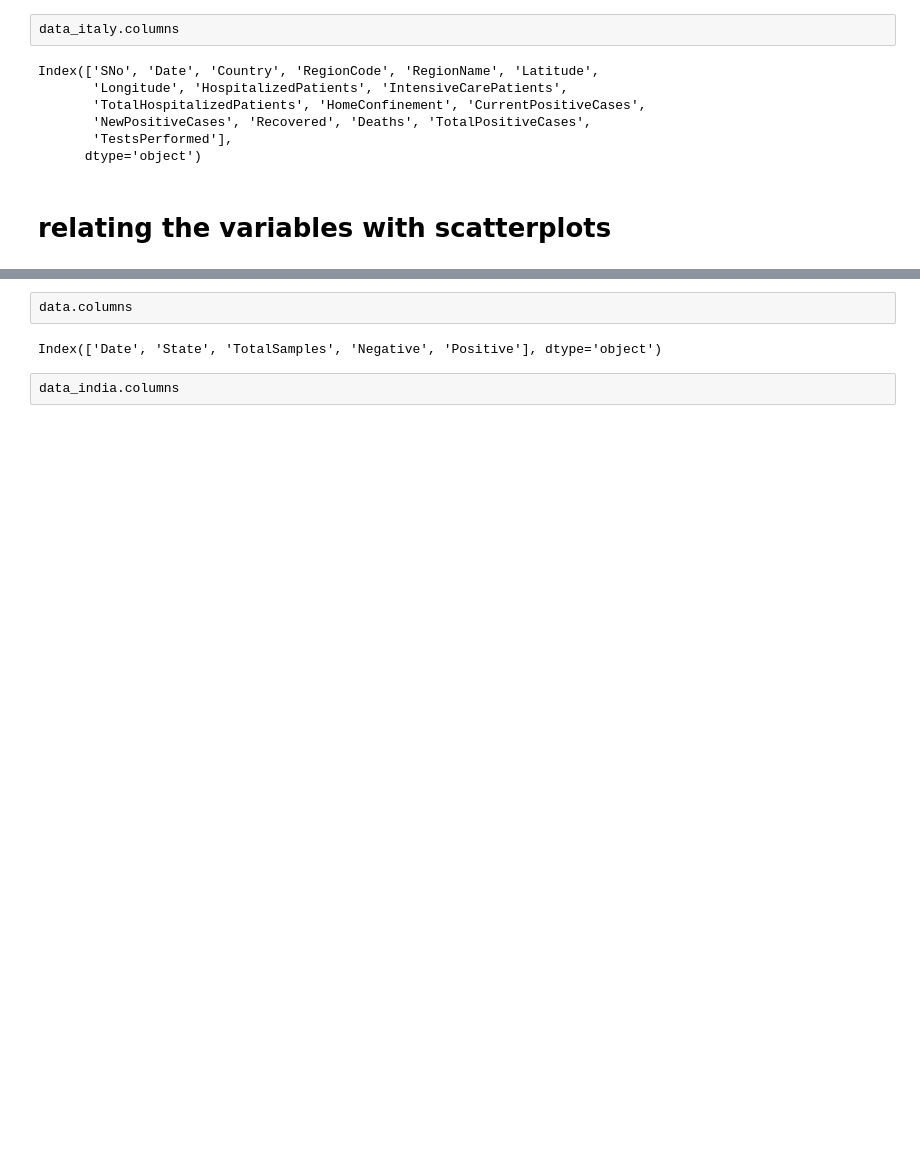
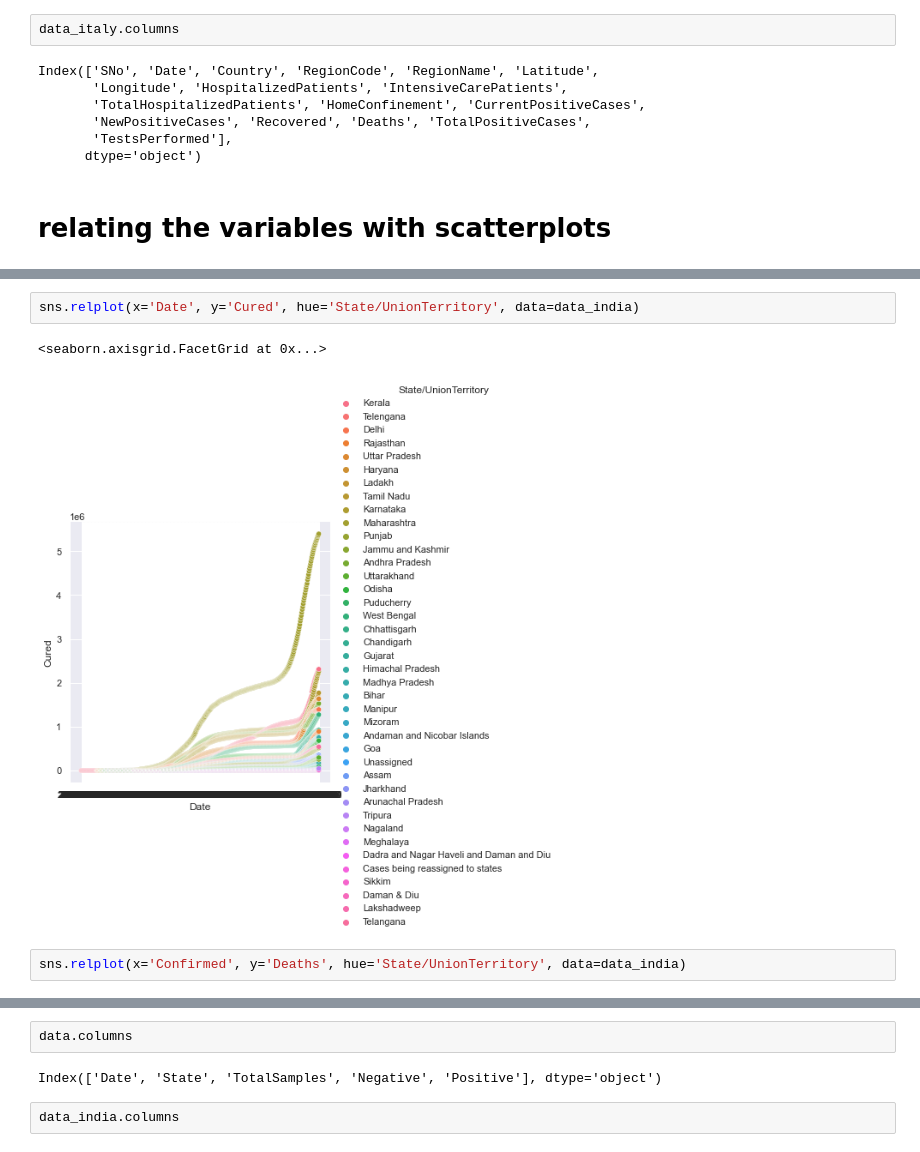
Before and after one commit to Gupta-Neha16/Covid-19-Analysis, a Jupyter notebook: covid_analysis.ipynb, the cells around one changed output, grey strips where cells are left out. Drawn from its saved outputs; the diff is of its cells as text; blank space fills up the shorter version.

```diff
--- a/covid_analysis.ipynb
+++ b/covid_analysis.ipynb
@@ -145,0 +159,7 @@ sns.lineplot(x='TestsPerformed', y='TotalPositiveCases', data=data_italy)
+# %%
+sns.relplot(x='Date', y='Cured', hue='State/UnionTerritory', data=data_india)
+# %% [output]
+<seaborn.axisgrid.FacetGrid at 0x...>
+[figure, added]
+# %%
+sns.relplot(x='Confirmed', y='Deaths', hue='State/UnionTerritory', data=data_india)
```
Also changed, not shown: parts of 36 cells of this notebook.
